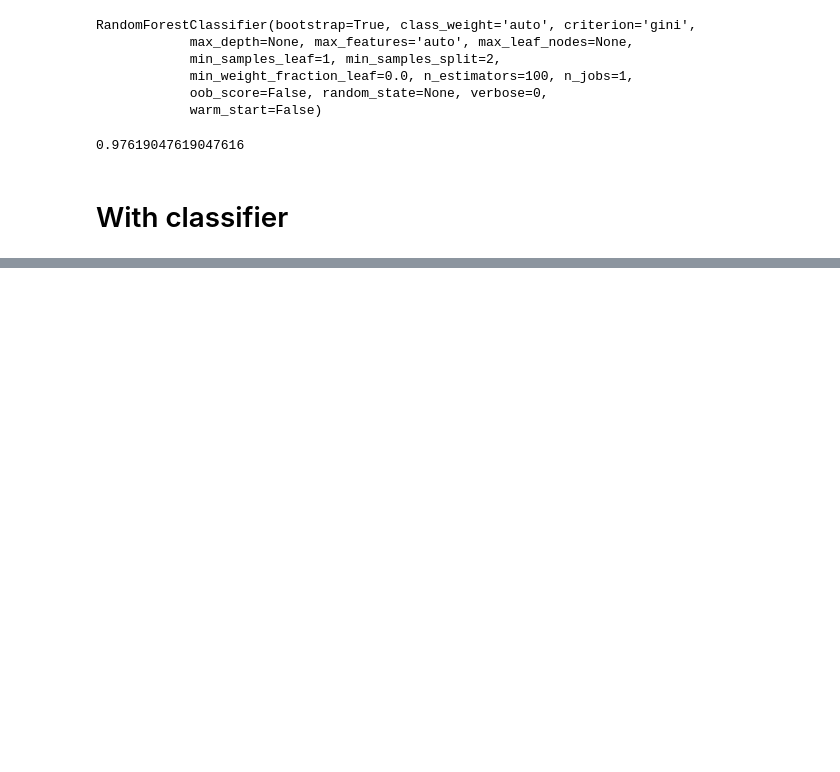
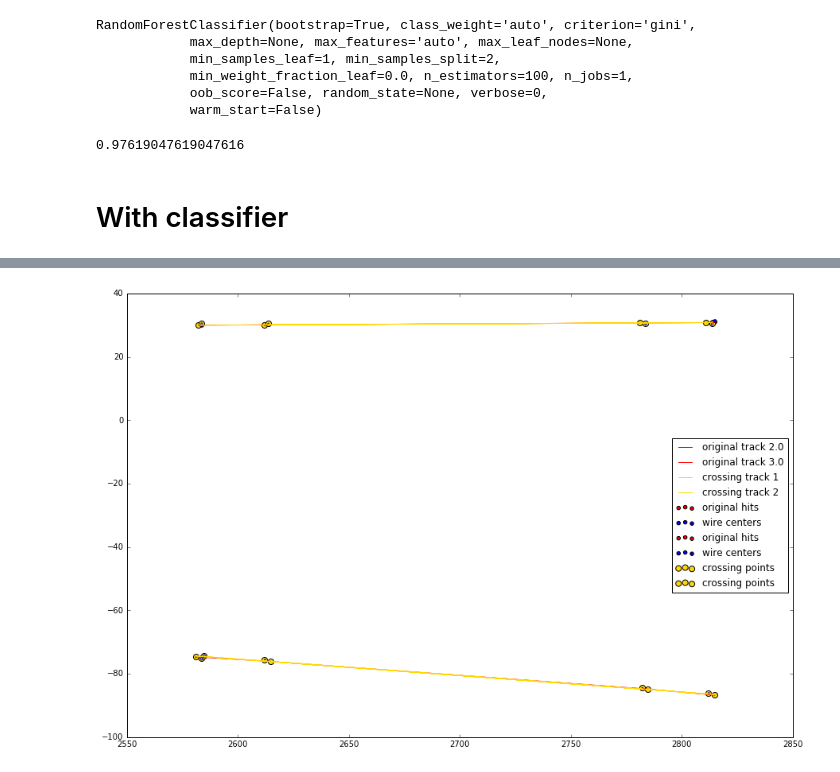
Before and after one commit to yandexdataschool/ship_tracks_recognition, a Jupyter notebook: notebooks/Compare.ipynb, the cells around one changed output, grey strips where cells are left out. Saved outputs shown, nothing was run; the diff lists cells and outputs as text; code cells hidden in the pictures; blank space fills up the shorter version.

Commit message:
add analysis

```diff
--- a/notebooks/Compare.ipynb
+++ b/notebooks/Compare.ipynb
@@ -86,7 +78,7 @@ See the caveats in the documentation: http://pandas.pydata.org/pandas-docs/stabl
 # %%
 table = pd.read_csv('./Data/TracksTable.csv')
 # %%
-table = table[table['event'].isin(test_events)]
+table = table[table['event'].isin(train_events)]
 table = table[['N', 'Max', 'Min', 'deviation', 'Class']]
 # %%
 train_table, test_table = cross_validation.train_test_split(table, train_size=0.8)
@@ -111,6 +103,7 @@ clf.score(test_table[['N', 'Max', 'Min', 'deviation']], test_table['Class'])
 # %%
 from Y_views_new import *
 # %%
+cor_ev_clf = []
 all_events = len(test_events)
 recognized_events = 0
 ind = 0
@@ -121,5 +114,6 @@ for i in test_events:
     tracks, linking_table = loop_yz_new(event, n_min, plane_width, ind, clf)
     if len(tracks)>1:
         recognized_events += 1
+        cor_ev_clf.append(i)
 print 1.0 * recognized_events / all_events
 # %% [output]
@@ -126,0 +135,9 @@ print 1.0 * recognized_events / all_events
+# %%
+print "in old version, not in new:"
+for i in cor_ev:
+    if i not in cor_ev_clf:
+        print i
+print "in new version, not in old:"
+for i in cor_ev_clf:
+    if i not in cor_ev:
+        print i
@@ -126,0 +150,3 @@ print 1.0 * recognized_events / all_events
+# %%
+def dist2Track(point, track):
+    return np.abs(- track[0] * point[0] + point[1] - track[1]) / np.sqrt(track[0]**2 + 1.0)
@@ -126,0 +157,62 @@ print 1.0 * recognized_events / all_events
+# %%
+event_id = 1129
+event = all_hits[all_hits.event==event_id]
+ind = 0
+plane_width = 0.85
+n_min = 7
+tracks, linking_table = loop_yz(event, n_min, plane_width, ind)
+crossing_points = linking_table
+
+event = modify_for_yz_analysis_1_2(event)
+
+fig = plt.figure(figsize=(15,10))
+ax = fig.add_subplot(1, 1, 1)
+
+original_tracks = set(event.TrackID)
+if -2 in original_tracks:
+    original_tracks.remove(-2)
+
+for j in original_tracks:
+    track = event[event.TrackID==j]
+    Wz = track.Wz.values
+    Wy = track.Wy.values
+    Z = track.Z.values
+    Y = track.Y.values
+    R = track.dist2Wire.values
+    StrwR = 0.5 * np.ones(shape=(Z.shape[0],))
+
+    # originl track and hits
+    plt.plot(Z, Y, c='r', label='original track '+str(j))
+    plt.scatter(Z, Y, c='r', label='original hits')
+
+    # The wire centers and dist2wire
+    plt.scatter(Wz, Wy, c='b', label='wire centers')
+    for index in range(0, Z.shape[0]):
+        circ = plt.Circle((Wz[index], Wy[index]), radius=R[index], color='b', fill=False)
+        ax.add_patch(circ)
+
+for j in tracks:
+    # crossing point
+    Z_crossing = np.array([event.loc[i].Wz for i in crossing_points[j]])
+    Y_crossing = np.array([event.loc[i].Wy for i in crossing_points[j]])
+    Y_line_crossing = Z_crossing * tracks[j][0] + tracks[j][1]
+
+    plt.scatter(Z_crossing, Y_crossing, c='gold', label='crossing points', s=50)
+    plt.plot(Z_crossing, Y_line_crossing , c='gold', label='crossing track '+str(j))
+    N = len(crossing_points[j])
+    dists = []
+    for i in crossing_points[j]:
+        dists.append(dist2Track((event.Wz[i], event.Wy[i]), tracks[j]) / event.dist2Wire[i])
+    print "crossing track "+str(j)
+    print "dists from crossing points to crossing track "+str(j)+":"
+    print [dist2Track((event.Wz[k], event.Wy[k]), tracks[j]) for k in crossing_points[j]]
+    print "dist2Wire from table:"
+    print [event.dist2Wire[k] for k in crossing_points[j]]
+    print "TrackID of each point:"
+    print [event.TrackID[k] for k in crossing_points[j]]
+    print [N, np.max(dists), np.min(dists), np.average(dists)]
+    print clf.predict_proba([N, np.max(dists), np.min(dists), np.average(dists)])[0]
+
+plt.legend(loc='best')
+plt.show()
+# %% [output]
@@ -126,0 +237 @@ print 1.0 * recognized_events / all_events
+[figure, added]
```
Also changed, not shown: parts of 17 cells of this notebook.
